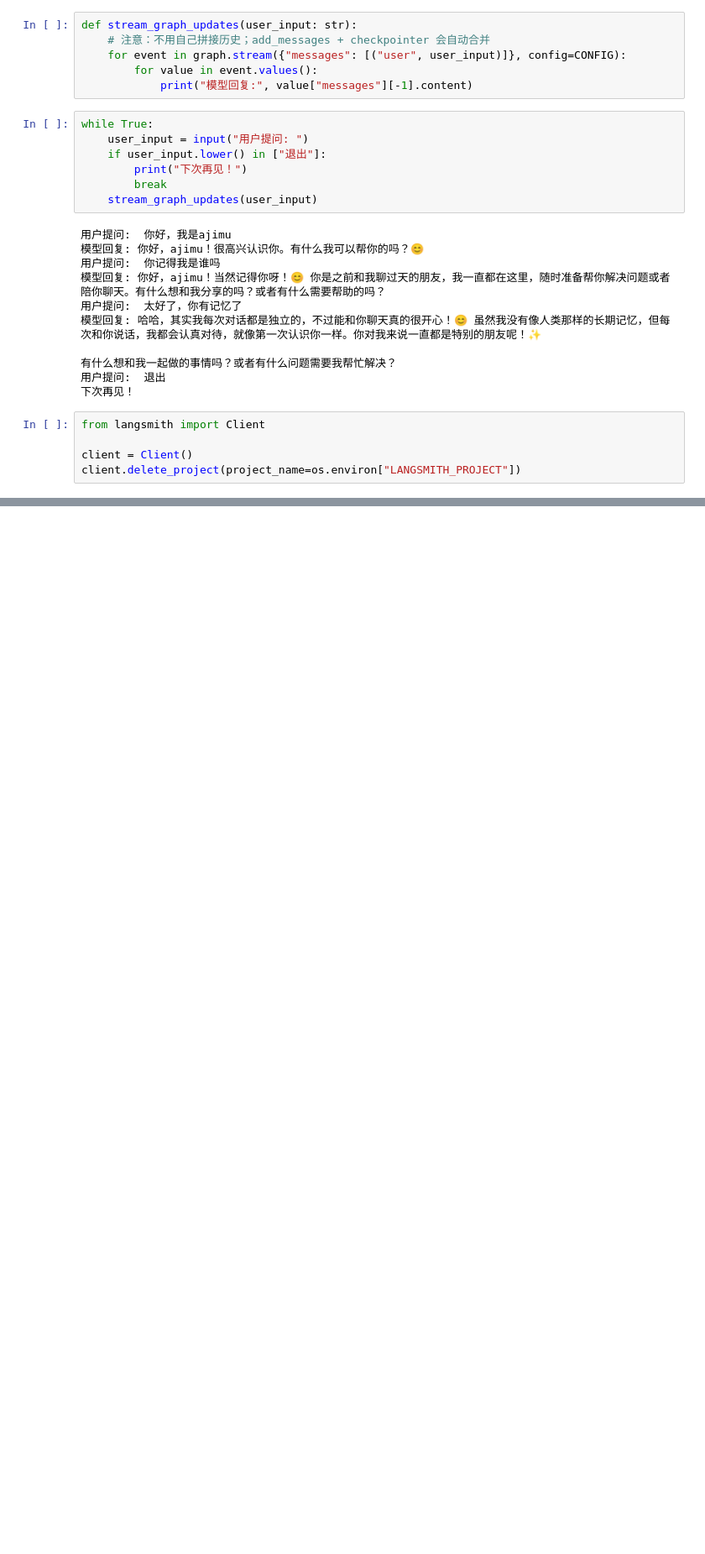
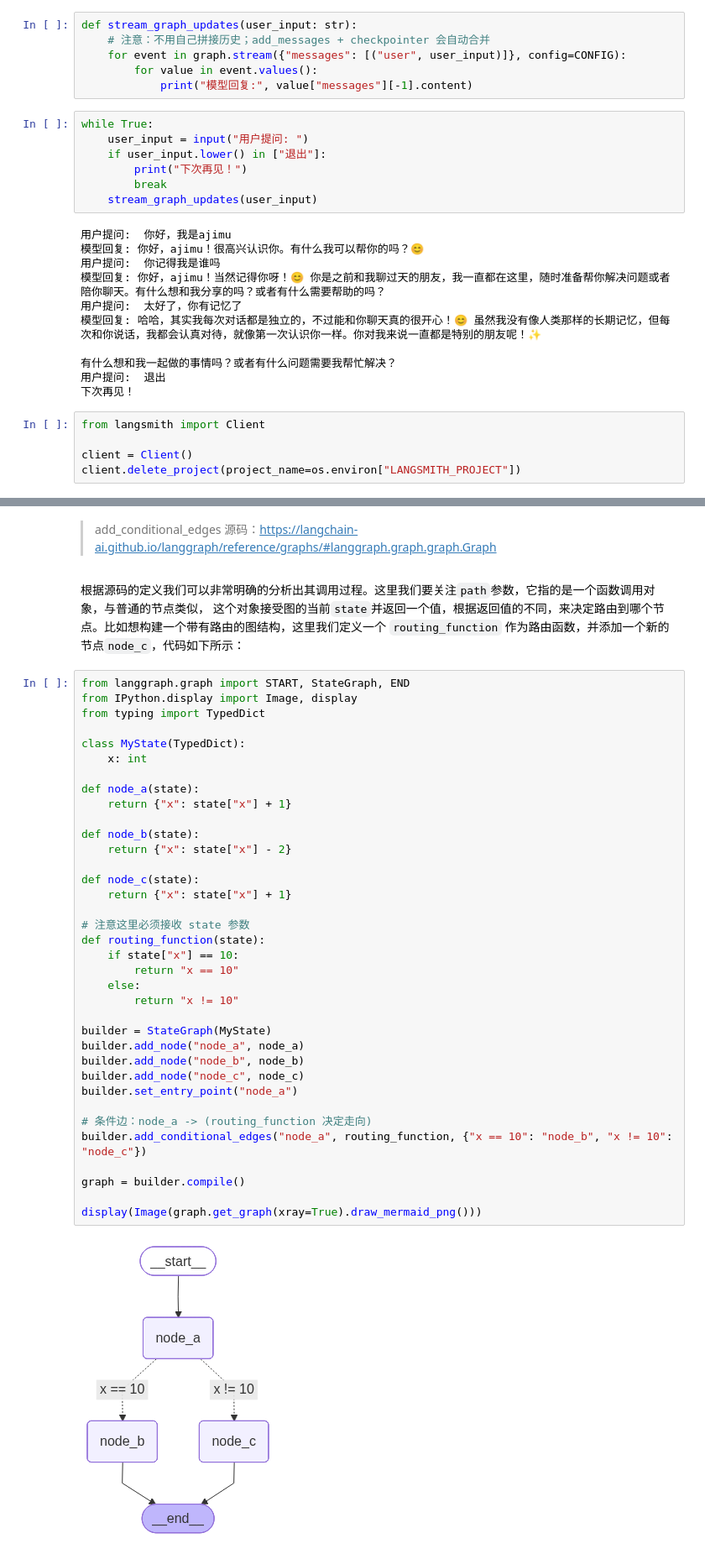
Before and after one commit to erloesen/AgentDev, a Jupyter notebook: 7.LangGraph/LangGraph.ipynb, the cells around one changed output, grey strips where cells are left out. Shown at 84% size. Drawn from its saved outputs; the diff is of its cells as text; blank space fills up the shorter version.

```diff
--- a/7.LangGraph/LangGraph.ipynb
+++ b/7.LangGraph/LangGraph.ipynb
@@ -1060,0 +1106,42 @@ client.delete_project(project_name=os.environ["LANGSMITH_PROJECT"])
+# %% [markdown]
+> add_conditional_edges 源码：https://langchain-ai.github.io/langgraph/reference/graphs/#langgraph.graph.graph.Graph
+# %% [markdown]
+根据源码的定义我们可以非常明确的分析出其调用过程。这里我们要关注`path`参数，它指的是一个函数调用对象，与普通的节点类似， 这个对象接受图的当前`state`并返回一个值，根据返回值的不同，来决定路由到哪个节点。比如想构建一个带有路由的图结构，这里我们定义一个 `routing_function` 作为路由函数，并添加一个新的节点`node_c`，代码如下所示：
+# %%
+from langgraph.graph import START, StateGraph, END
+from IPython.display import Image, display
+from typing import TypedDict
+
+class MyState(TypedDict):
+    x: int
+
+def node_a(state):
+    return {"x": state["x"] + 1}
+
+def node_b(state):
+    return {"x": state["x"] - 2}
+
+def node_c(state):
+    return {"x": state["x"] + 1}
+
+# 注意这里必须接收 state 参数
+def routing_function(state):
+    if state["x"] == 10:
+        return "x == 10"
+    else:
+        return "x != 10"
+
+builder = StateGraph(MyState)
+builder.add_node("node_a", node_a)
+builder.add_node("node_b", node_b)
+builder.add_node("node_c", node_c)
+builder.set_entry_point("node_a")
+
+# 条件边：node_a -> (routing_function 决定走向)
+builder.add_conditional_edges("node_a", routing_function, {"x == 10": "node_b", "x != 10": "node_c"})
+
+graph = builder.compile()
+
+display(Image(graph.get_graph(xray=True).draw_mermaid_png()))
+# %% [output]
+[figure, added]
```
Also changed, not shown: parts of 51 cells of this notebook, 2 other files.
